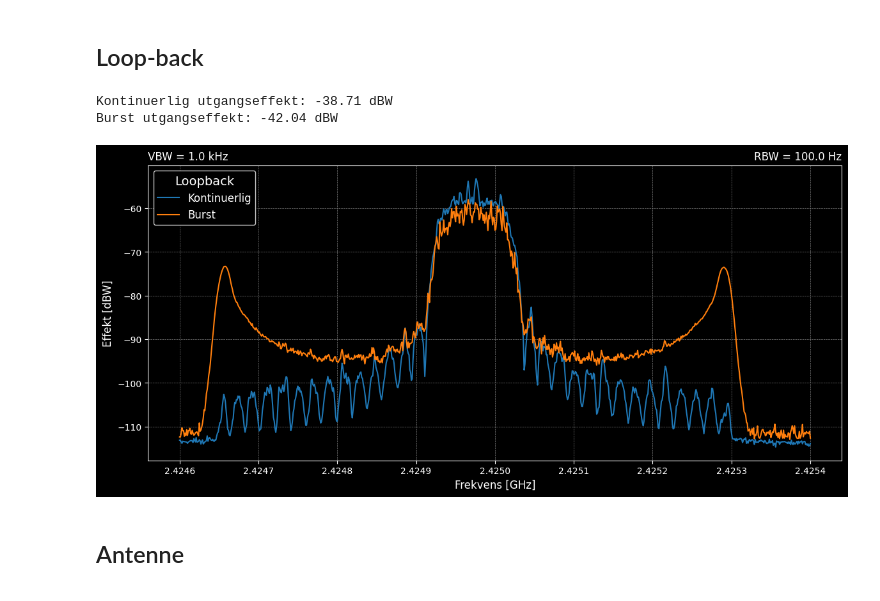
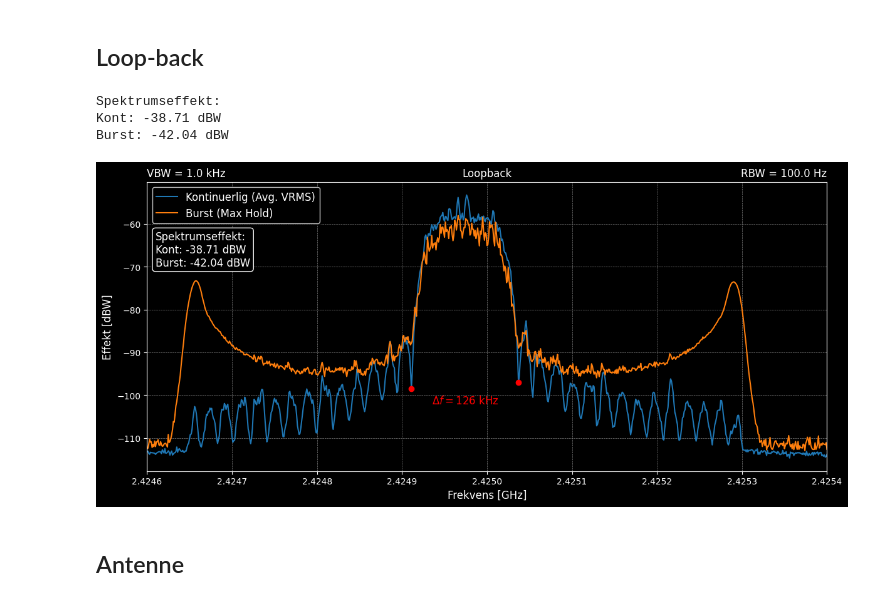
Before and after one commit to SkaugJr/TTT4145-Radiokommunikasjon, a Jupyter notebook: Prosjekt/Spektrum.ipynb, the cells around one changed output. Drawn from its saved outputs; the diff is of its cells as text; code cells hidden in the pictures.

```diff
--- a/Prosjekt/Spektrum.ipynb
+++ b/Prosjekt/Spektrum.ipynb
@@ -82,6 +82,7 @@ plt.show()
 import numpy as np
 import pandas as pd
 import matplotlib.pyplot as plt
+from scipy.signal import find_peaks, argrelextrema
 plt.style.use('dark_background')
 
 file_paths = [
@@ -89,46 +90,90 @@ file_paths = [
     "Måling/BurstSpektrumLoopBack.csv",]
 
 RBW = 100 # Hz
 VBW = 1000 # Hz
 
 columns = ['Power [dBW]', 'Frequency[Hz]']
 spektrum = {}
-keys = ['Kontinuerlig', 'Burst']
+keys = ['Kontinuerlig (Avg. VRMS)', 'Burst (Max Hold)']
 spektrum = {key: pd.DataFrame() for key in keys}
 for file_path, key in zip(file_paths, keys):
     spektrum[key] = pd.read_csv(file_path, sep=',', names=columns, skiprows=154)
     spektrum[key]['Frequency[GHz]'] = spektrum[key]['Frequency[Hz]'] / 1e9
     spektrum[key]['Power [dBW]'] = spektrum[key]['Power [dBW]'] + 30 # Attenuator + 30 dB
 
+P_ut_str="Spektrumseffekt:"
+temp_keys = ['Kont', 'Burst']
+for key,tkey in zip(keys,temp_keys):
+    utgangseffekt = 10* np.log10(np.sum(10 ** (spektrum[key]['Power [dBW]'] / 10)))
+    P_ut_str += f'\n{tkey}: {utgangseffekt:.2f} dBW'
 
-utgangseffekt = {'PlutoK': 0, 'PlutoM': 0} # dBm
+print(P_ut_str)
+
+# --- FINN MINIMA UNDER -80 dBW I 'Kontinuerlig' SPEKTRUM ---
+key0 = keys[0]
+df0 = spektrum[key0]
+
+# 1) Begrens til vindu
+mask = df0['Frequency[GHz]'].between(2.42491, 2.42504)
+df_win = df0[mask]
+
+# 2) Inverter for å finne minima som peaks
+inverted = -df_win['Power [dBW]']
+
+# 3) Finn peaks i det inverterte signalet (dvs. minima under -80 dBW)
+#    height=80 siden -(-80) = +80
+locs, props = find_peaks(inverted, height=80)
+
+# 4) Gå tilbake til original-indekser og plukk ut frekvens/effekt
+minima_idx   = df_win.index[locs]
+minima_freqs = df0.loc[minima_idx, 'Frequency[GHz]']
+minima_pows  = df0.loc[minima_idx, 'Power [dBW]']
+
+
+# --- Find bandiwdth at threshold -85 dBW within freq range for both --- #
+
 for key in keys:
-    utgangseffekt[key] = 10* np.log10(np.sum(10 ** (spektrum[key]['Power [dBW]'] / 10)))
-    print(f'{key} utgangseffekt: {utgangseffekt[key]:.2f} dBW')
+    df = spektrum[key]
+    mask = df['Frequency[GHz]'].between(2.42491, 2.42504)
+    df_win = df[mask]
+
+    # Finn peaks i det inverterte signalet (dvs. minima under -80 dBW)
+    inverted = -df_win['Power [dBW]']
+    locs, props = find_peaks(inverted, height=85)
+
+    # Gå tilbake til original-indekser og plukk ut frekvens/effekt
+    minima_idx   = df_win.index[locs]
+    minima_freqs = df.loc[minima_idx, 'Frequency[GHz]']
+    minima_pows  = df.loc[minima_idx, 'Power [dBW]']
 
 colors = ['tab:blue', 'tab:orange']
 plt.figure(figsize=(14,6))
 for key, color in zip(keys, colors):
     plt.plot(spektrum[key]['Frequency[GHz]'], spektrum[key]['Power [dBW]'], linestyle='-', color=color, label=key)
 
+plt.scatter(minima_freqs, minima_pows, color='red', marker='o',zorder=2)
+plt.annotate(r'$\Delta f ='+f'{(minima_freqs.iloc[1]-minima_freqs.iloc[0])*1e6:.0f}$ kHz', xy=((minima_freqs.iloc[1]+minima_freqs.iloc[0])/2, minima_pows.iloc[0]), xytext=(0.5, -20), textcoords='offset points',
+            fontsize=12, ha='center', va='bottom', color='red')
 
 plt.annotate('RBW = {:.1f} Hz'.format(RBW), xy=(1, 1.01), xycoords='axes fraction', fontsize=12, ha='right', va='bottom')
 plt.annotate('VBW = {:.1f} kHz'.format(VBW/1000), xy=(0, 1.01), xycoords='axes fraction', fontsize=12, ha='left', va='bottom')
+plt.annotate('Loopback', xy=(0.5, 1.01), xycoords='axes fraction', fontsize=12, ha='center', va='bottom')
 
-#plt.xticks(np.arange(2.42475, 2.42525, 0.00005),)
-#plt.yticks(np.arange(-135, -54, 5))
-#plt.xlim(2.42475, 2.42525)
-#plt.ylim(-135, -55)
+plt.annotate(P_ut_str, xy=(0.0125, 0.83), xycoords='axes fraction', fontsize=12, ha='left', va='top',bbox=dict(boxstyle="round,pad=0.3", edgecolor='white', facecolor='black'))
+
 plt.grid(color='gray', linestyle='--', linewidth=0.5)
 plt.ylabel('Effekt [dBW]', fontsize=12)
 plt.xlabel('Frekvens [GHz]', fontsize=12)
-plt.legend(loc='upper left', fontsize=12,title="Loopback", title_fontsize=14, shadow=True, fancybox=True)
-plt.savefig('Figurer/LoopbackSpektrum.pdf', bbox_inches='tight')
+#plt.xticks(np.arange(2.424, 2.426, 0.001))
+plt.xlim(2.4246, 2.4254)
+plt.legend(loc='upper left', fontsize=12, shadow=True, fancybox=True)
+#plt.savefig('Figurer/LoopbackSpektrum.pdf', bbox_inches='tight')
 plt.show()
 # %% [output]
-Kontinuerlig utgangseffekt: -38.71 dBW
-Burst utgangseffekt: -42.04 dBW
+Spektrumseffekt:
+Kont: -38.71 dBW
+Burst: -42.04 dBW
-[figure, old version]
+[figure, new version]
 # %% [markdown]
 ## Antenne
 # %%
```
Also changed, not shown: parts of 2 cells of this notebook, 16 other files.
